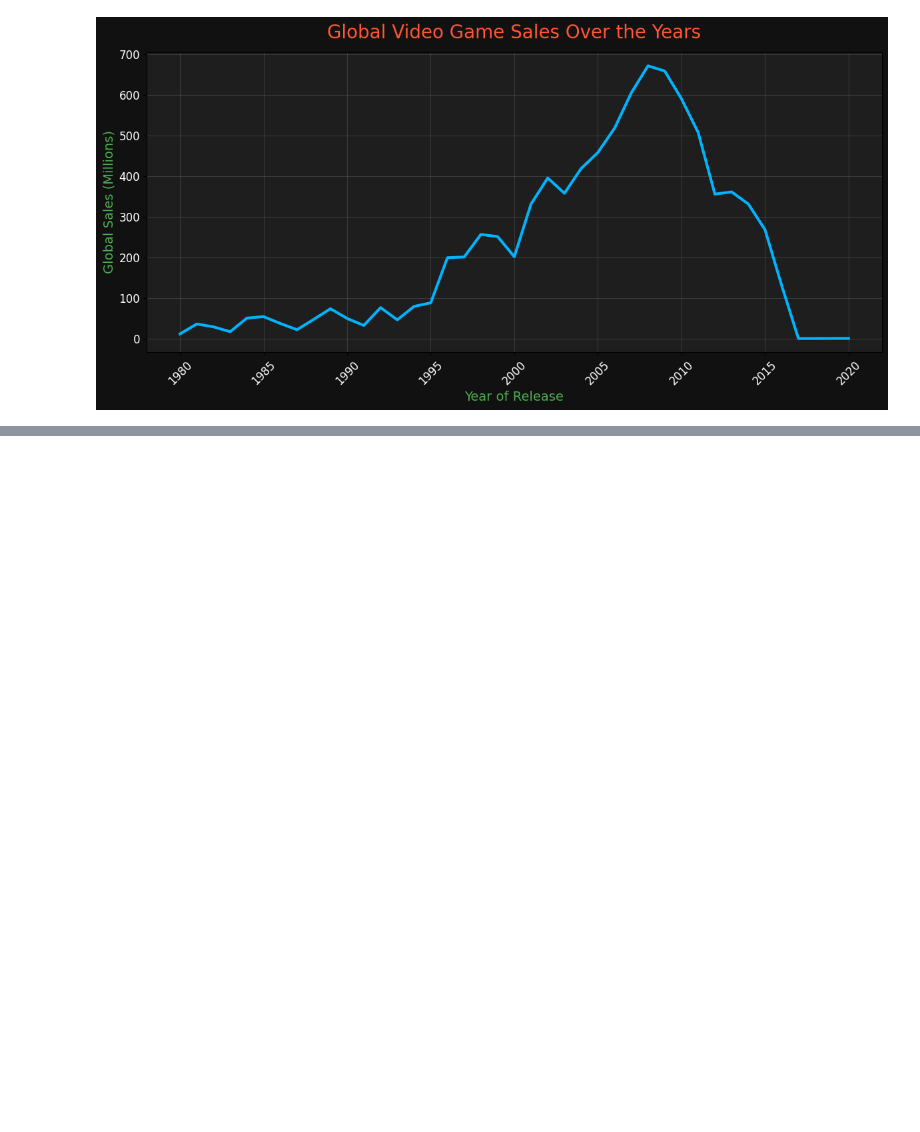
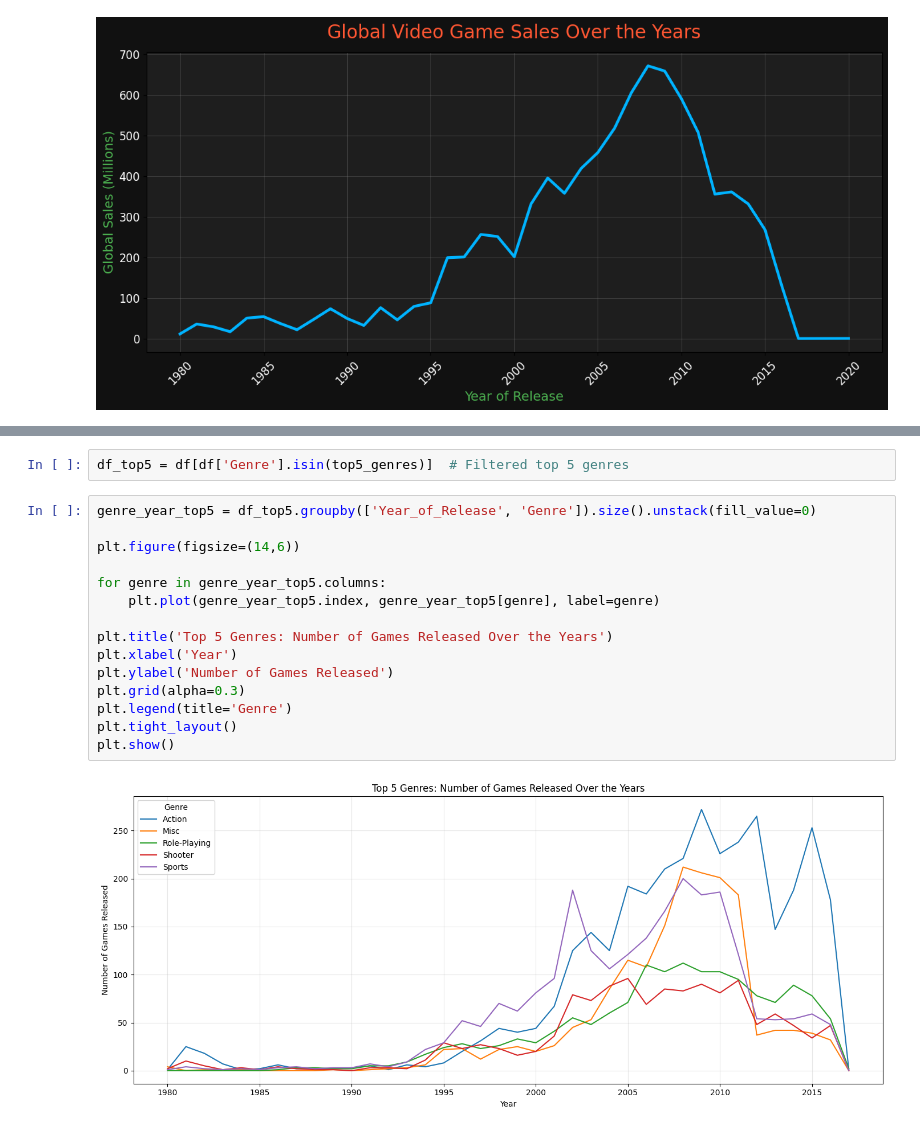
Before and after one commit to AnakinSkywalker0/DataAnalysisOnVideoGames, a Jupyter notebook: data_analysis.ipynb, the cells around one changed output, grey strips where cells are left out. Cells and saved outputs as stored; diff of their text form; blank space fills up the shorter version.

```diff
--- a/data_analysis.ipynb
+++ b/data_analysis.ipynb
@@ -203,0 +245,19 @@ plt.show()
+# %%
+df_top5 = df[df['Genre'].isin(top5_genres)]  # Filtered top 5 genres
+# %%
+genre_year_top5 = df_top5.groupby(['Year_of_Release', 'Genre']).size().unstack(fill_value=0)
+
+plt.figure(figsize=(14,6))
+
+for genre in genre_year_top5.columns:
+    plt.plot(genre_year_top5.index, genre_year_top5[genre], label=genre)
+
+plt.title('Top 5 Genres: Number of Games Released Over the Years')
+plt.xlabel('Year')
+plt.ylabel('Number of Games Released')
+plt.grid(alpha=0.3)
+plt.legend(title='Genre')
+plt.tight_layout()
+plt.show()
+# %% [output]
+[figure, added]
```
Also changed, not shown: parts of 8 cells of this notebook.
